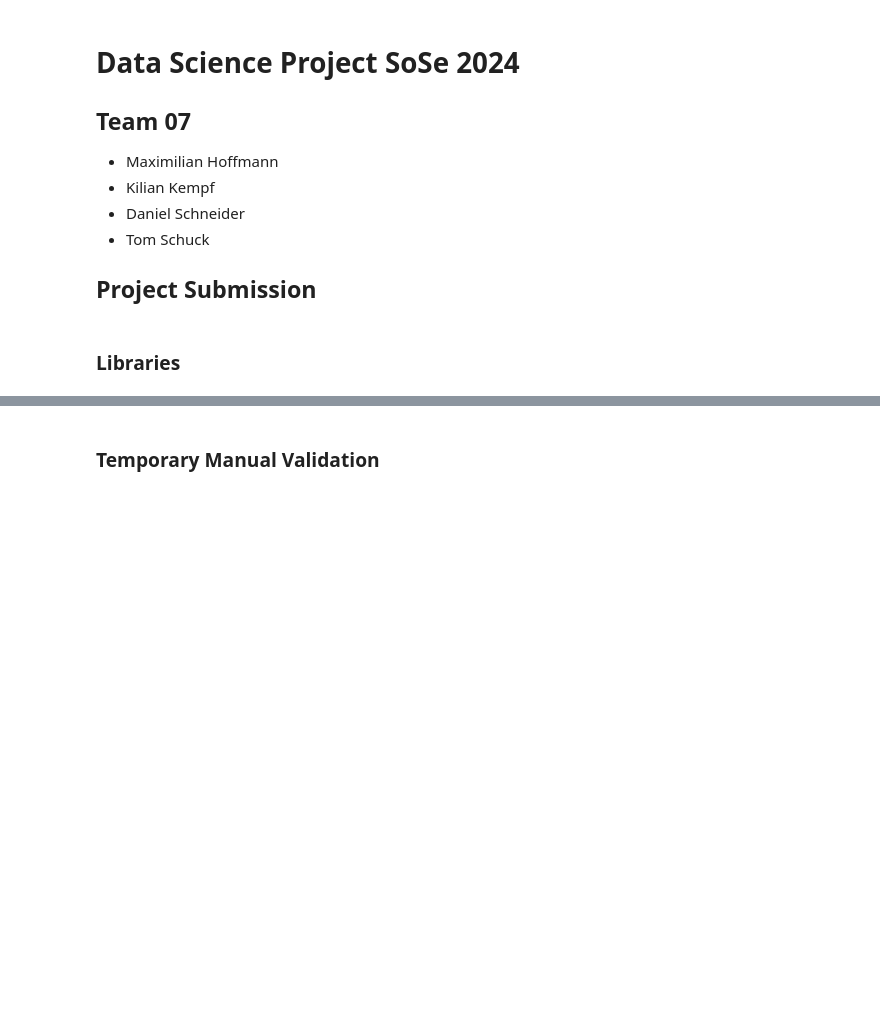
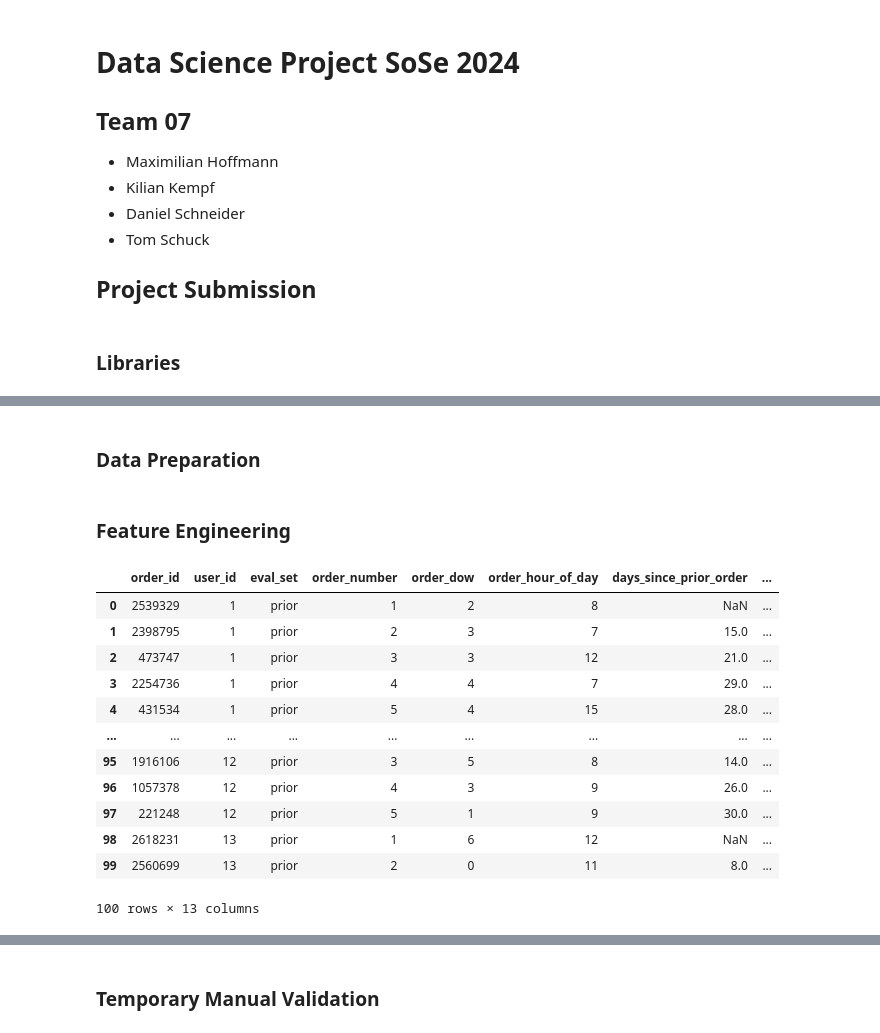
Before and after one commit to d-schneid/binary-tip-classification, a Jupyter notebook: team_07_project_submission.ipynb, the cells around one changed output, grey strips where cells are left out. Saved outputs shown, nothing was run; the diff lists cells and outputs as text; code cells hidden in the pictures; blank space fills up the shorter version.

```diff
--- a/team_07_project_submission.ipynb
+++ b/team_07_project_submission.ipynb
@@ -79,0 +20,2 @@ data_store.get_orders_tip_subset().head(25)
+# %% [markdown]
+### Data Preparation
@@ -79,0 +38,2 @@ data_store.get_orders_tip_subset().head(25)
+# %% [markdown]
+### Feature Engineering
@@ -79,0 +60,16 @@ data_store.get_orders_tip_subset().head(25)
+# %%
+data_manager.get_orders_tip().head(100)
+# %% [output]
+|  | order_id | user_id | eval_set | order_number | order_dow | order_hour_of_day | days_since_prior_order | ... |
+| 0 | 2539329 | 1 | prior | 1 | 2 | 8 | NaN | ... |
+| 1 | 2398795 | 1 | prior | 2 | 3 | 7 | 15.0 | ... |
+| 2 | 473747 | 1 | prior | 3 | 3 | 12 | 21.0 | ... |
+| 3 | 2254736 | 1 | prior | 4 | 4 | 7 | 29.0 | ... |
+| 4 | 431534 | 1 | prior | 5 | 4 | 15 | 28.0 | ... |
+| ... | ... | ... | ... | ... | ... | ... | ... | ... |
+| 95 | 1916106 | 12 | prior | 3 | 5 | 8 | 14.0 | ... |
+| 96 | 1057378 | 12 | prior | 4 | 3 | 9 | 26.0 | ... |
+| 97 | 221248 | 12 | prior | 5 | 1 | 9 | 30.0 | ... |
+| 98 | 2618231 | 13 | prior | 1 | 6 | 12 | NaN | ... |
+| 99 | 2560699 | 13 | prior | 2 | 0 | 11 | 8.0 | ... |
+100 rows × 13 columns
```
Also changed, not shown: parts of 25 cells of this notebook, 18 other files.
